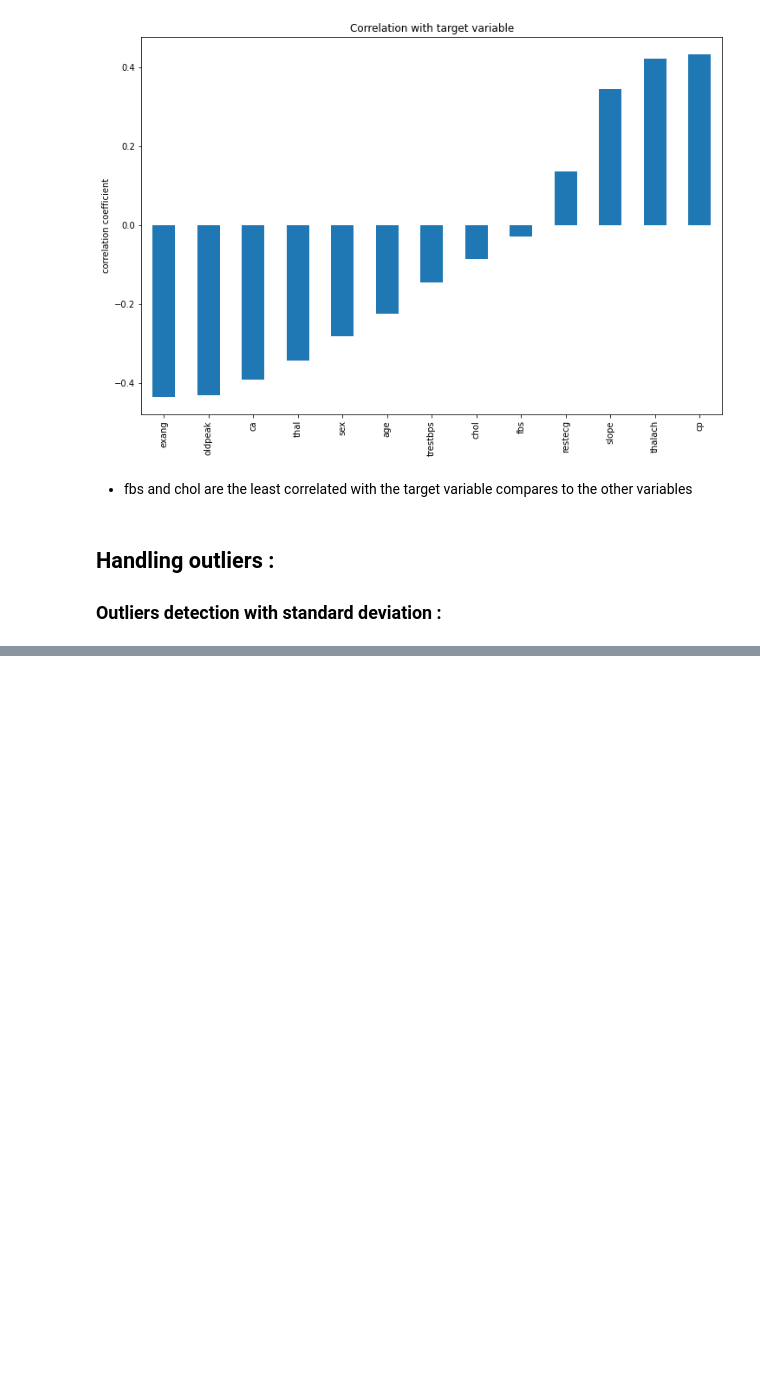
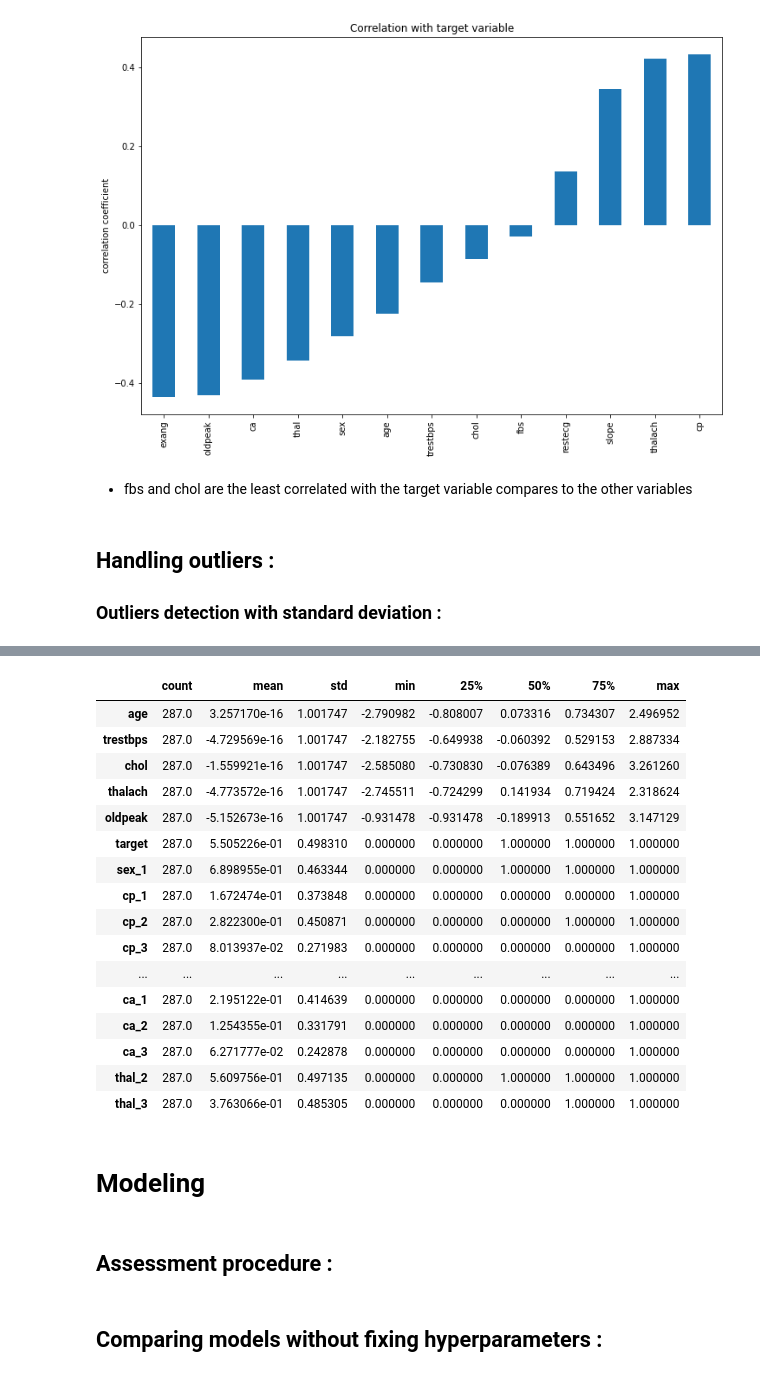
Before and after one commit to AyoubMDL/Machine_learning_projects, a Jupyter notebook: heart_disease_detection/heat_disease_detection.ipynb, the cells around one changed output, grey strips where cells are left out. Drawn from its saved outputs; the diff is of its cells as text; code cells hidden in the pictures; blank space fills up the shorter version.

```diff
--- a/heart_disease_detection/heat_disease_detection.ipynb
+++ b/heart_disease_detection/heat_disease_detection.ipynb
@@ -327,0 +406,29 @@ df.shape
+# %%
+from sklearn.preprocessing import StandardScaler
+std_s = StandardScaler()
+
+df[continous_variables] = std_s.fit_transform(df[continous_variables])
+# %%
+df.describe().T
+# %% [output]
+|  | count | mean | std | min | 25% | 50% | 75% | max |
+| age | 287.0 | 3.257170e-16 | 1.001747 | -2.790982 | -0.808007 | 0.073316 | 0.734307 | 2.496952 |
+| trestbps | 287.0 | -4.729569e-16 | 1.001747 | -2.182755 | -0.649938 | -0.060392 | 0.529153 | 2.887334 |
+| chol | 287.0 | -1.559921e-16 | 1.001747 | -2.585080 | -0.730830 | -0.076389 | 0.643496 | 3.261260 |
+| thalach | 287.0 | -4.773572e-16 | 1.001747 | -2.745511 | -0.724299 | 0.141934 | 0.719424 | 2.318624 |
+| oldpeak | 287.0 | -5.152673e-16 | 1.001747 | -0.931478 | -0.931478 | -0.189913 | 0.551652 | 3.147129 |
+| target | 287.0 | 5.505226e-01 | 0.498310 | 0.000000 | 0.000000 | 1.000000 | 1.000000 | 1.000000 |
+| sex_1 | 287.0 | 6.898955e-01 | 0.463344 | 0.000000 | 0.000000 | 1.000000 | 1.000000 | 1.000000 |
+| cp_1 | 287.0 | 1.672474e-01 | 0.373848 | 0.000000 | 0.000000 | 0.000000 | 0.000000 | 1.000000 |
+| cp_2 | 287.0 | 2.822300e-01 | 0.450871 | 0.000000 | 0.000000 | 0.000000 | 1.000000 | 1.000000 |
+| cp_3 | 287.0 | 8.013937e-02 | 0.271983 | 0.000000 | 0.000000 | 0.000000 | 0.000000 | 1.000000 |
+| ... | ... | ... | ... | ... | ... | ... | ... | ... |
+| ca_1 | 287.0 | 2.195122e-01 | 0.414639 | 0.000000 | 0.000000 | 0.000000 | 0.000000 | 1.000000 |
+| ca_2 | 287.0 | 1.254355e-01 | 0.331791 | 0.000000 | 0.000000 | 0.000000 | 0.000000 | 1.000000 |
+| ca_3 | 287.0 | 6.271777e-02 | 0.242878 | 0.000000 | 0.000000 | 0.000000 | 0.000000 | 1.000000 |
+| thal_2 | 287.0 | 5.609756e-01 | 0.497135 | 0.000000 | 0.000000 | 1.000000 | 1.000000 | 1.000000 |
+| thal_3 | 287.0 | 3.763066e-01 | 0.485305 | 0.000000 | 0.000000 | 0.000000 | 1.000000 | 1.000000 |
+# %% [markdown]
+# Modeling
+# %% [markdown]
+## Assessment procedure :
@@ -327,0 +462,2 @@ df.shape
+# %% [markdown]
+## Comparing models without fixing hyperparameters :
```
Also changed, not shown: parts of 36 cells of this notebook, 1 other file.
